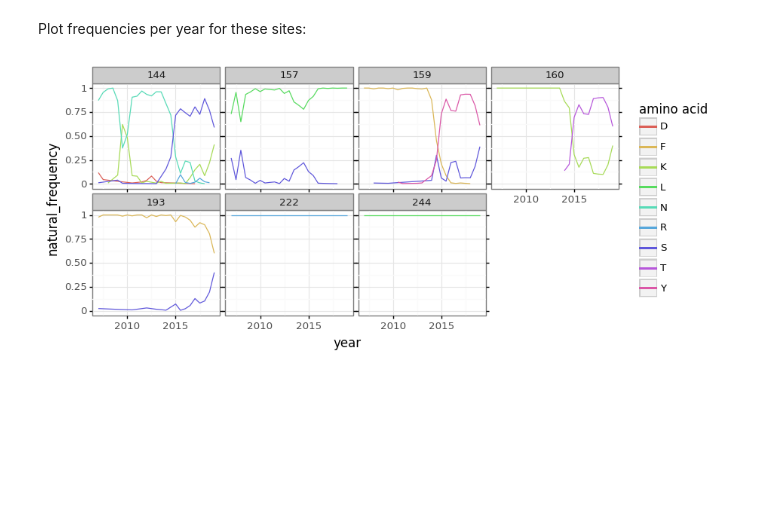
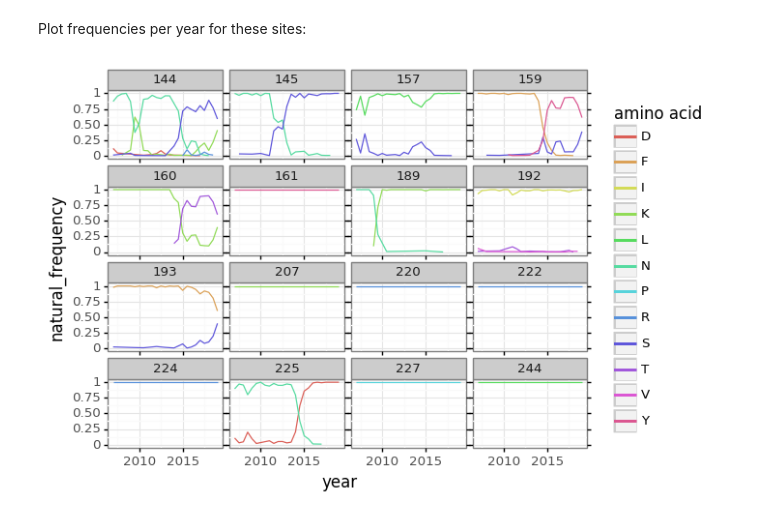
Before and after one commit to jbloomlab/map_flu_serum_Perth2009_H3_HA, a Jupyter notebook: analyze_natseqs.ipynb, the cells around one changed output. Saved outputs shown, nothing was run; the diff lists cells and outputs as text; code cells hidden in the pictures; blank space fills up the shorter version.

Commit message:
include Hensley sera

```diff
--- a/analyze_natseqs.ipynb
+++ b/analyze_natseqs.ipynb
@@ -229,7 +232,7 @@ sel_df = pd.read_csv(sel_df_file, low_memory=False)
 
 # add immune selection values and get sites of major selection
 df = (pd.merge(aafreqs_df, sel_df)
-      .query('serum_group == "VIDD_sera"')
+      .query('serum_group in ["Hensley_sera", "VIDD_sera"]')
       .query('zoom_site')
       [['year', 'site', 'mutation', 'natural_frequency']]
       .drop_duplicates()
@@ -266,13 +269,12 @@ Plot frequencies per year for these sites:
 # %%
 p = (
  ggplot(df, aes('year', 'natural_frequency', color='amino acid')) +
  geom_line() +
- facet_wrap('site', nrow=2) +
- theme(figure_size=(9, 4))
+ facet_wrap('site')
  )
 
 _ = p.draw()
 plotfile = os.path.join(resultsdir, 'natural_freqs_plot.pdf')
 p.save(plotfile)
 # %% [output]
-[figure, old version]
+[figure, new version]
```
Also changed, not shown: parts of 2 cells of this notebook, 3 other files.
